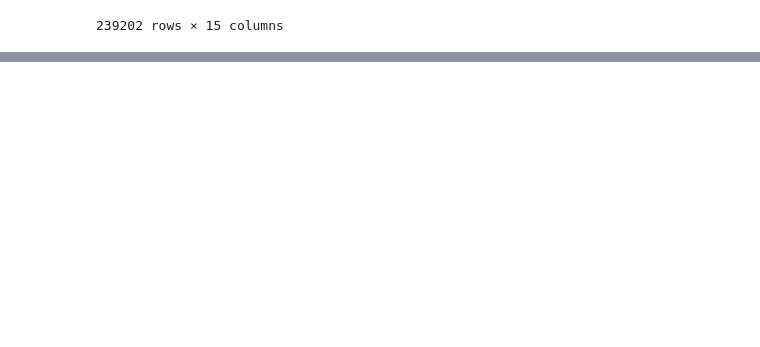
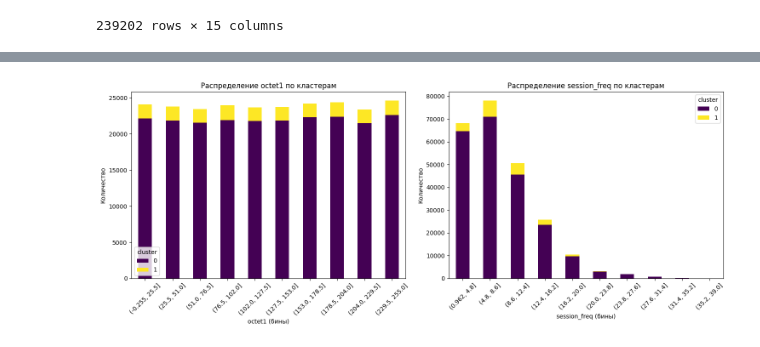
Before and after one commit to MatveyOreshkinn/Minor, a Jupyter notebook: ЛР1.ipynb, the cells around one changed output, grey strips where cells are left out. Drawn from its saved outputs; the diff is of its cells as text; code cells hidden in the pictures; blank space fills up the shorter version.

```diff
--- a/ЛР1.ipynb
+++ b/ЛР1.ipynb
@@ -417,0 +520,27 @@ X_original
+# %%
+# Создаем категории для числовых признаков
+X_original['octet1_bins'] = pd.cut(X_original['octet1'], bins=10)
+X_original['session_freq_bins'] = pd.cut(X_original['session_freq'], bins=10)
+
+fig, axes = plt.subplots(1, 2, figsize=(15, 6))
+
+# Stacked bar для octet1
+octet1_counts = pd.crosstab(X_original['octet1_bins'], X_original['cluster'])
+octet1_counts.plot(kind='bar', stacked=True, ax=axes[0], colormap='viridis')
+axes[0].set_title('Распределение octet1 по кластерам')
+axes[0].set_xlabel('octet1 (бины)')
+axes[0].set_ylabel('Количество')
+axes[0].tick_params(axis='x', rotation=45)
+
+# Stacked bar для session_freq
+session_counts = pd.crosstab(X_original['session_freq_bins'], X_original['cluster'])
+session_counts.plot(kind='bar', stacked=True, ax=axes[1], colormap='viridis')
+axes[1].set_title('Распределение session_freq по кластерам')
+axes[1].set_xlabel('session_freq (бины)')
+axes[1].set_ylabel('Количество')
+axes[1].tick_params(axis='x', rotation=45)
+
+plt.tight_layout()
+plt.show()
+# %% [output]
+[figure, added]
```
Also changed, not shown: parts of 7 cells of this notebook.
